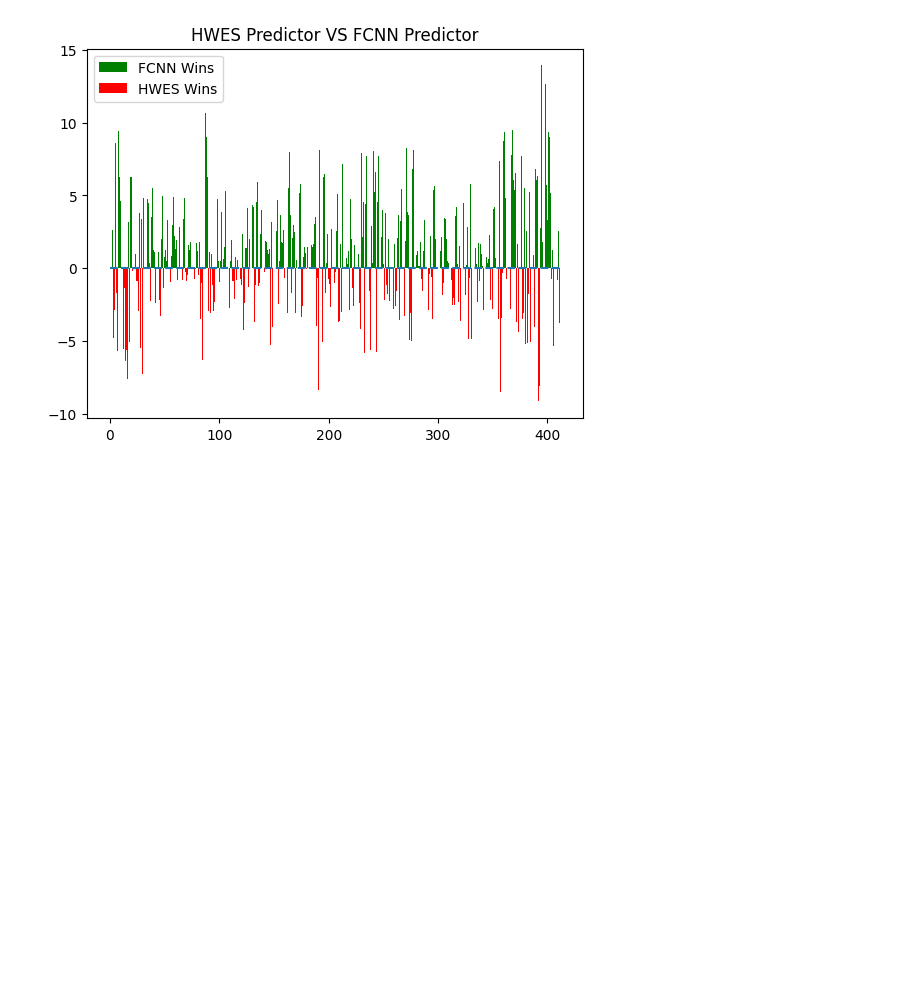
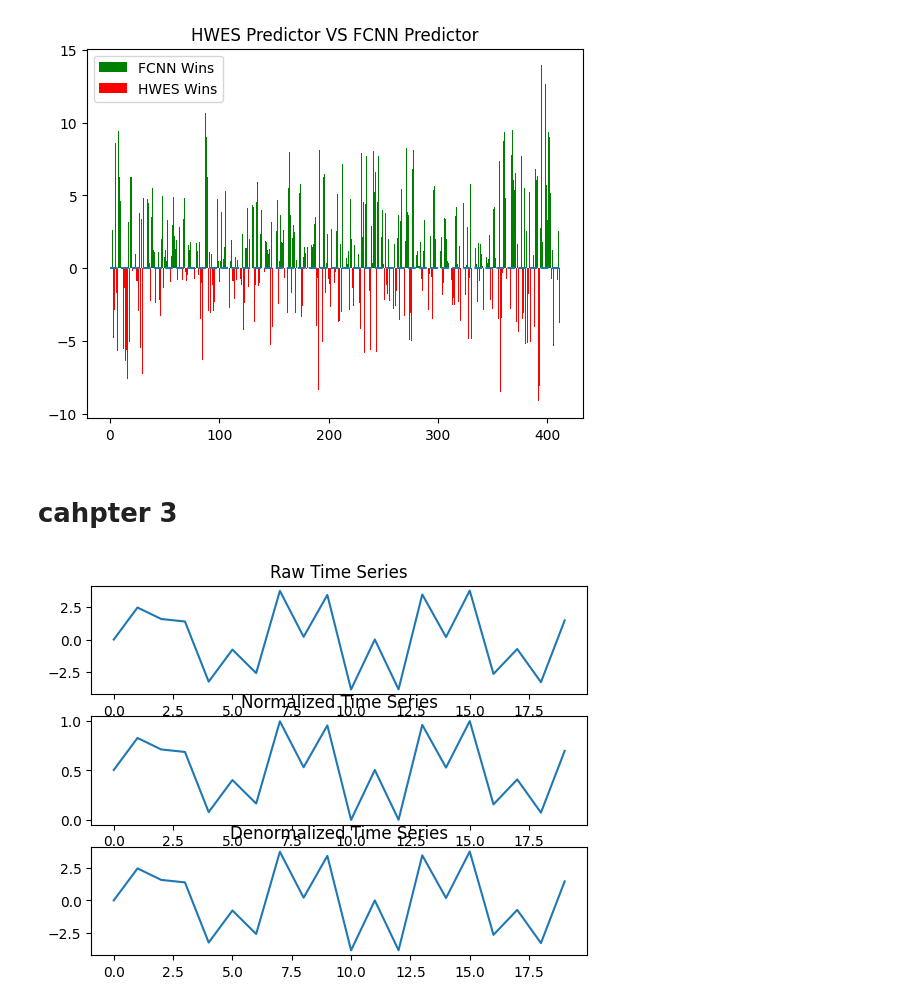
Before and after one commit to jorgeerodriguez/FinOps_AWS, a Jupyter notebook: TimeSeries_ML.ipynb, the cells around one changed output. Drawn from its saved outputs; the diff is of its cells as text; code cells hidden in the pictures; blank space fills up the shorter version.

```diff
--- a/TimeSeries_ML.ipynb
+++ b/TimeSeries_ML.ipynb
@@ -792,3 +810,49 @@ HWES Loss: 59.23703127724627
 [figure]
 [figure]
 [figure]
+# %% [markdown]
+# cahpter 3
+# %%
+import random
+from math import sin, cos
+import matplotlib.pyplot as plt
+
+
+def normalize(ts):
+    max_ts = max(ts)
+    min_ts = min(ts)
+    normal_ts = [(v - min_ts) / (max_ts - min_ts) for v in ts]
+    return normal_ts, max_ts, min_ts
+
+
+def denormalize(ts, max_ts, min_ts):
+    denormal_ts = [v * (max_ts - min_ts) + min_ts for v in ts]
+    return denormal_ts
+
+
+if __name__ == '__main__':
+
+    random.seed(1)
+
+    ts = [10 * sin(i) * cos(i) * cos(i) for i in range(20)]
+    normal_ts, max_ts, min_ts = normalize(ts)
+    denormal_ts = denormalize(normal_ts, max_ts, min_ts)
+
+    fig = plt.figure()
+
+    ax1 = fig.add_subplot(311)
+    ax2 = fig.add_subplot(312)
+    ax3 = fig.add_subplot(313)
+
+    ax1.set_title("Raw Time Series")
+    ax1.plot(ts)
+
+    ax2.set_title("Normalized Time Series")
+    ax2.plot(normal_ts)
+
+    ax3.set_title("Denormalized Time Series")
+    ax3.plot(denormal_ts)
+
+    plt.show()
+# %% [output]
+[figure, added]
```
Also changed, not shown: parts of 9 cells of this notebook, 3 other files.
